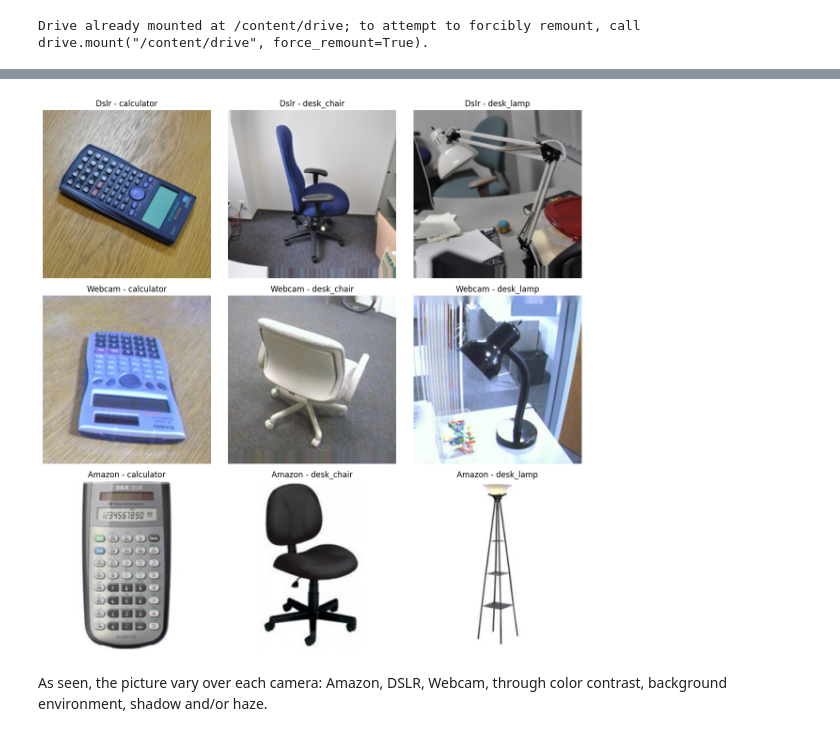
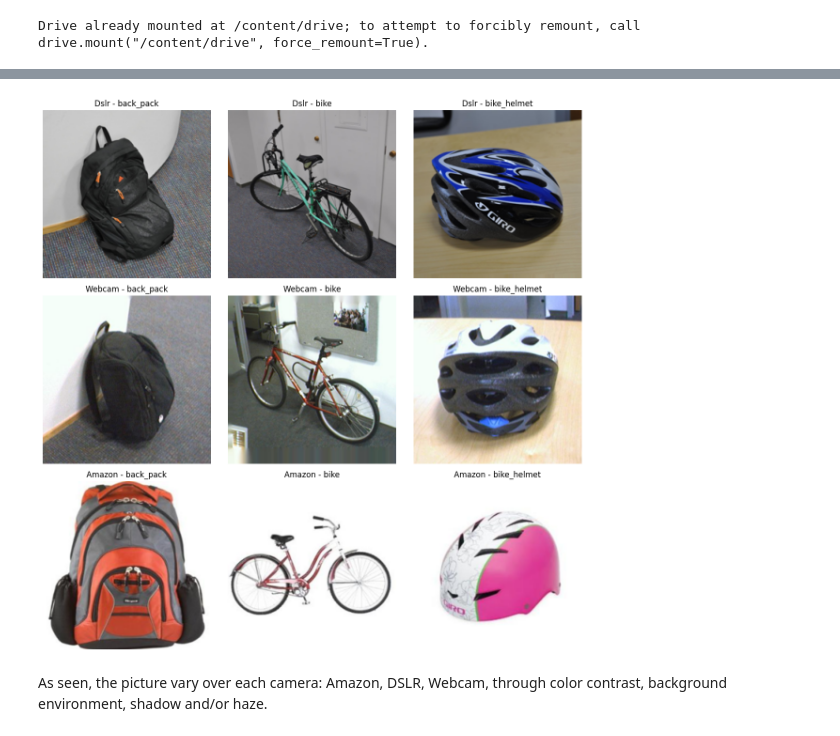
Before and after one commit to Aditya-2204/Domain-Adaptation-in-Computer-Vision, a Jupyter notebook: main.ipynb, the cells around one changed output, grey strips where cells are left out. Cells and saved outputs as stored; diff of their text form; code cells hidden in the pictures.

```diff
--- a/main.ipynb
+++ b/main.ipynb
@@ -70,10 +70,9 @@ BATCH_SIZE = 64
 EPOCHS = 10
 TRIALS = 3
 NUM_CLASSES = 10
-FINE_TUNE_EPOCHS = 5
 
 # Load datasets
-root_dir = 'Office-31'
+root_dir = 'Office-31/'
 # %%
 # Data Preparation
 transform = transforms.Compose([
@@ -95,34 +95,34 @@ def show_sample_images_per_folder(root_dir):
     domains = ['dslr', 'webcam', 'amazon']
 
     fig, axs = plt.subplots(len(domains), 3, figsize=(12, 4 * len(domains)))
 
     for row, domain in enumerate(domains):
         domain_folder = os.path.join(root_dir, domain)
 
         # Get the subfolders (categories) for each domain
         subfolders = sorted(os.listdir(domain_folder))
 
-        for col, subfolder in enumerate(subfolders[:3]):  # Show 3 random categories for simplicity
+        for col, subfolder in enumerate(subfolders[1:4]):  # Show 3 random categories for simplicity
             folder_path = os.path.join(domain_folder, subfolder)
 
             # Get a random image from the category folder
             image_files = os.listdir(folder_path)
             random_image = random.choice(image_files)
 
             # Open the image using PIL
             img_path = os.path.join(folder_path, random_image)
             img = Image.open(img_path)
             img = img.resize((224, 224))  # Resize to match the model input size
 
             # Display the image
             axs[row, col].imshow(img)
             axs[row, col].set_title(f"{domain.capitalize()} - {subfolder}")
             axs[row, col].axis('off')
 
     plt.tight_layout()
     plt.show()
 show_sample_images_per_folder(root_dir)
 # %% [output]
-[figure, old version]
+[figure, new version]
 # %% [markdown]
 As seen, the picture vary over each camera: Amazon, DSLR, Webcam, through color contrast, background environment, shadow and/or haze.
```
Also changed, not shown: parts of 20 cells of this notebook, 5 other files.
